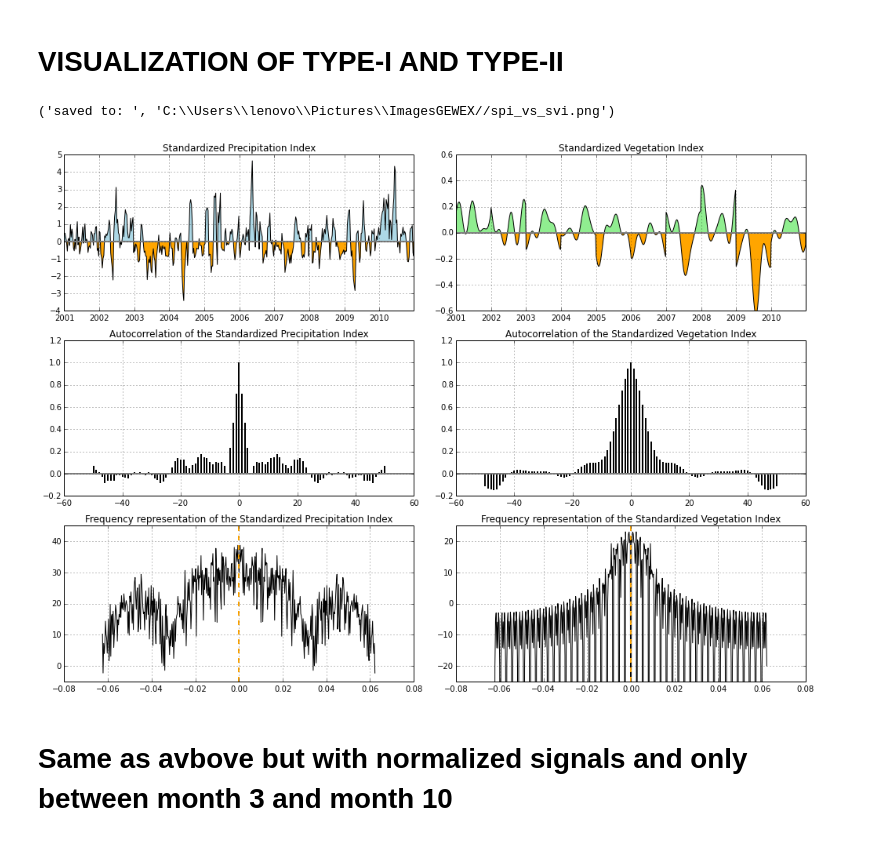
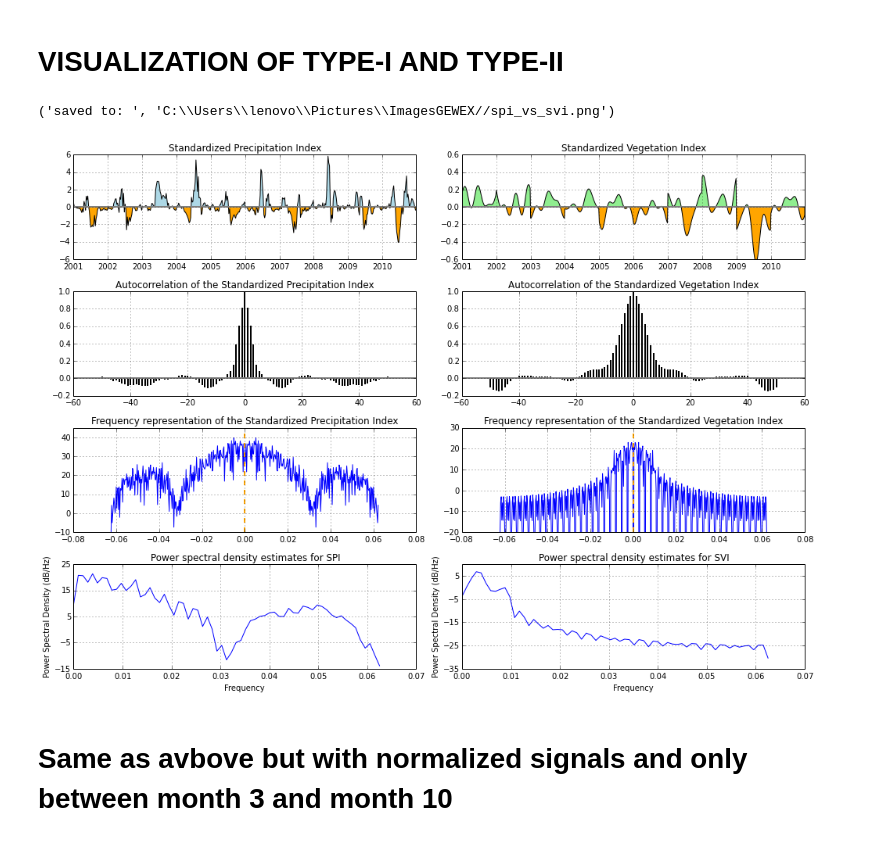
Before and after one commit to mattijn/pynotebook, a Jupyter notebook: ipynotebooks/Python2.7/Chart - GPCP Norm Type-II & NDVI SVI - TEST&PLAY.ipynb, the cells around one changed output. Drawn from its saved outputs; the diff is of its cells as text; code cells hidden in the pictures.

```diff
--- a/ipynotebooks/Python2.7/Chart - GPCP Norm Type-II & NDVI SVI - TEST&PLAY.ipynb
+++ b/ipynotebooks/Python2.7/Chart - GPCP Norm Type-II & NDVI SVI - TEST&PLAY.ipynb
@@ -21,8 +21,8 @@ def listall(RootFolder):
 # ______________________________________________________
 # SET PIXEL ROW AND COLUMN
 
-pixelcolumn = 45 # extract from rasterXSize (0:62) horizontal latitude - whatever
-pixelrow = 27 # extract from rasterYSize (0:36) vertical longitude
+pixelcolumn = 44 # extract from rasterXSize (0:62) horizontal latitude - whatever
+pixelrow = 10 # extract from rasterYSize (0:36) vertical longitude
 
 
 # ______________________________________________________
@@ -137,15 +137,38 @@ import scipy
 from scipy import fftpack
 
 
+s1norm = signal1 / (signal1.max()-signal1.min())
+s2norm = signal2 / (signal2.max()-signal2.min())
+
+month = s1norm.index.month
+selector = ((3<= month) & (month <=10)) # boolean array with True values for month 3 - 10
+
+listsel = selector.tolist()
+listinv = [not i for i in listsel]
+selectorinv = np.array(listinv) # boolean array with False values for month 3 - 10
+
+s1norm_clip = s1norm[selector] # only select month 3-10
+s2norm_clip = s2norm[selector]
+
+s1normmod = s1norm
+s2normmod = s2norm
+s1normmod[selectorinv] = 0 # set month not equal to 3 - 10 to 0
+s2normmod[selectorinv] = 0
+
 #______________________________
 # TYPE-I
+
+#t1 = s1norm_clip.index
+#signal1 = s1norm_clip
 
 t1 = GPCPnormTypeII.index
 signal1 = GPCPnormTypeII
 
 FFT = abs(scipy.fft(signal1))
 timestep = t1[1] - t1[0]
-freqs = scipy.fftpack.fftfreq(signal1.size, timestep.days)
+dt = timestep.days
+nfft = 128
+freqs = scipy.fftpack.fftfreq(signal1.size, dt)
 
 roll = int(len(freqs)/2)
 t_FFT = np.roll(freqs,roll)
@@ -153,7 +176,8 @@ s_FFT = np.roll(FFT,roll)
 
 fig = plt.figure(figsize=(14,10))
 
-ax1 = fig.add_subplot(321)
+# plot of the anomalies, different color under and above zero (== long term mean)
+ax1 = fig.add_subplot(421)
 #ax1.bar(t1,signal1)
 ax1.fill_between(t1, signal1, where=signal1>=0, facecolor='lightblue', interpolate=True)#, alpha=0.5)
 ax1.fill_between(t1, signal1, where=signal1<=0, facecolor='orange', interpolate=True)#, alpha=0.5)
@@ -161,22 +185,32 @@ ax1.set_title('Standardized Precipitation Index')
 ax1.grid(True)
 ax1.axhline(0, color='grey', lw=2)
 
-ax3 = fig.add_subplot(323)
+# plot of the autocorrelation
+ax3 = fig.add_subplot(423)
 ax3.acorr(signal1, usevlines=True, normed=True, maxlags=50, lw=2)#, color='b')
 ax3.set_title('Autocorrelation of the Standardized Precipitation Index')
 ax3.grid(True)
 ax3.axhline(0, color='grey', lw=2)
 
-ax5 = fig.add_subplot(325)
-ax5.plot(t_FFT,20*scipy.log10(s_FFT),"-", color='black')
+# frequency representation
+ax5 = fig.add_subplot(425)
+ax5.plot(t_FFT,20*scipy.log10(s_FFT),"-")#, color='black'
 ax5.set_title('Frequency representation of the Standardized Precipitation Index')
-ax5.set_ylim([-5,45])
+ax5.set_ylim([-10,45])
 ax5.grid(True)
 ax5.axvline(0, color='orange', lw=2, linestyle='--')
 #ax3.axhline(-10, color='grey', lw=2)
 
+# power spectral density plot
+ax7 = fig.add_subplot(427)
+ax7.psd(signal1, nfft, 1./dt)
+ax7.set_title('Power spectral density estimates for SPI')
+
 #______________________________
 # TYPE-II
+
+#t2 = s2norm_clip.index
+#signal2 = s2norm_clip
 
 t2 = NDVIanomSVI.index
 signal2 = NDVIanomSVI
@@ -192,41 +226,49 @@ s_FFT = np.roll(FFT,roll)
 
 #fig = plt.figure(figsize=(12,10))
 
-ax2 = fig.add_subplot(322)
+# plot of the anomalies, different color under and above zero (== long term mean)
+ax2 = fig.add_subplot(422)
 #ax2.bar(t2,signal2)
 ax2.fill_between(t2, signal2, where=signal2>=0, facecolor='lightgreen', interpolate=True)#, alpha=0.5)
 ax2.fill_between(t2, signal2, where=signal2<=0, facecolor='orange', interpolate=True)#, alpha=0.5)
 ax2.set_title('Standardized Vegetation Index')
 ax2.set_ylim([-0.6,0.6])
 ax2.grid(True)
 ax2.axhline(0, color='grey', lw=2)
 
-ax4 = fig.add_subplot(324)
+# plot of the autocorrelation
+ax4 = fig.add_subplot(424)
 ax4.acorr(signal2, usevlines=True, normed=True, maxlags=50, lw=2)#, color='b')
 ax4.set_title('Autocorrelation of the Standardized Vegetation Index')
 ax4.grid(True)
 ax4.axhline(0, color='grey', lw=2)
 
-ax6 = fig.add_subplot(326)
-ax6.plot(t_FFT,20*scipy.log10(s_FFT),"-", color='black')
+# frequency representation
+ax6 = fig.add_subplot(426)
+ax6.plot(t_FFT,20*scipy.log10(s_FFT),"-")#color='black'
 ax6.set_title('Frequency representation of the Standardized Vegetation Index')
-ax6.set_ylim([-25,25])
+ax6.set_ylim([-20,30])
 ax6.grid(True)
 ax6.axvline(0, color='orange', lw=2, linestyle='--')
 #ax2.axhline(0, )
 #ax3.axhline(-10, color='grey', lw=2)
+
+# power spectral density plot
+ax8 = fig.add_subplot(428)
+ax8.psd(signal2, nfft, 1./dt)
+ax8.set_title('Power spectral density estimates for SVI')
 
 
 plt.tight_layout()
 
 outpath = r'C:\Users\lenovo\Pictures\ImagesGEWEX//spi_vs_svi.png'
 print ('saved to: ', outpath)
-#plt.savefig(outpath, dpi=200)
+plt.savefig(outpath, dpi=200)
 
 plt.show()
 # %% [output]
 ('saved to: ', 'C:\\Users\\lenovo\\Pictures\\ImagesGEWEX//spi_vs_svi.png')
-[figure, old version]
+[figure, new version]
 # %% [markdown]
 # Same as avbove but with normalized signals and only between month 3 and month 10
 # %%
```
Also changed, not shown: parts of 6 cells of this notebook, 3 other files.
